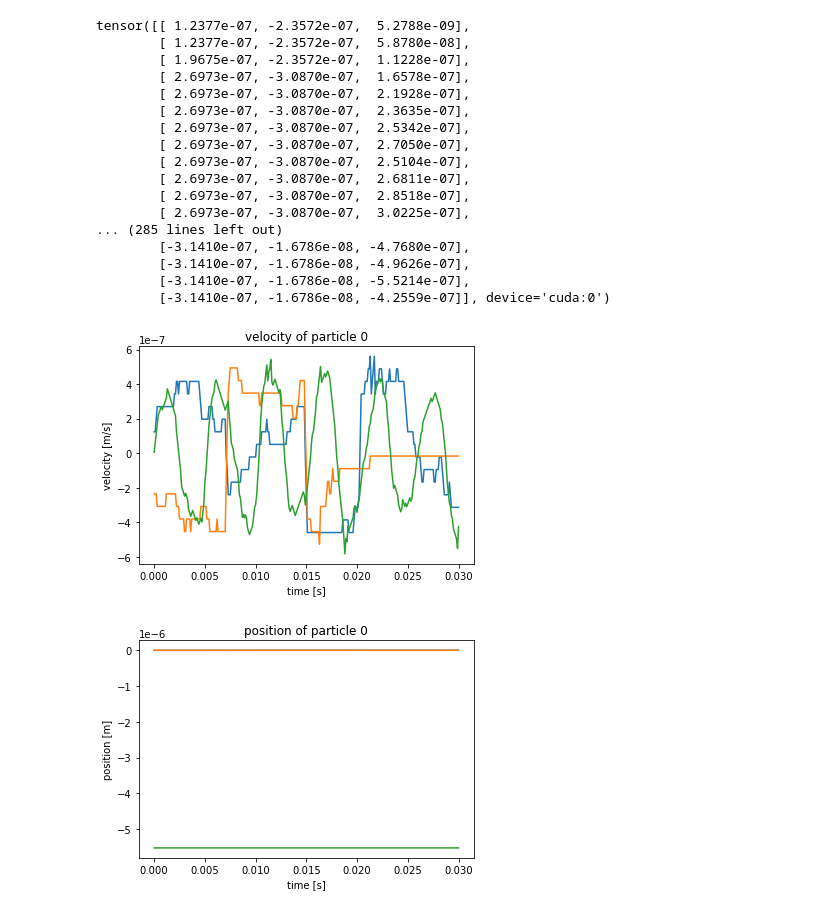
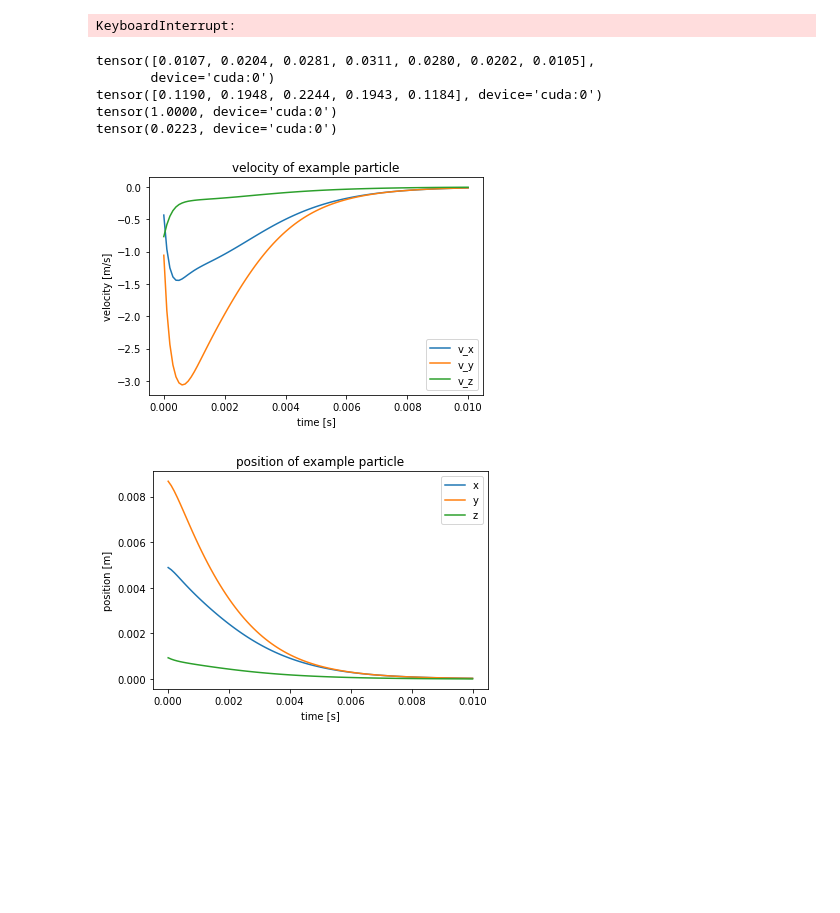
Before and after one commit to lexEjoosten/MOT-modelling, a Jupyter notebook: Optical Molasses Model.ipynb, the cells around one changed output. Drawn from its saved outputs; the diff is of its cells as text; code cells hidden in the pictures; blank space fills up the shorter version.

```diff
--- a/Optical Molasses Model.ipynb
+++ b/Optical Molasses Model.ipynb
@@ -84,17 +87,17 @@ if True: #zeeman along a given direction
     particles.createbyinp(pos,vel,2,3)
     Accel,_=forward()
     A=Accel.cpu().numpy()
-    plt.title('Acceleration due to Zeeman trapping for atoms along the direction: '+str(np.round(100*direction/d)))
+    plt.title('Acceleration due to Zeeman \"force\" for atoms along the direction: '+str(np.round(100*direction/d)))
     plt.plot(np.linspace(-d,d,num),A[:,0],label='x')
     plt.plot(np.linspace(-d,d,num),A[:,1],label='y')
     plt.plot(np.linspace(-d,d,num),A[:,2],label='z')
-    plt.xlabel('Distance along direction ' +str(np.round(100*direction/d))+' in meters')
+    plt.xlabel('Distance from center along direction ' +str(np.round(100*direction/d))+' in meters')
     plt.ylabel('Acceleration in m/s^2')
     plt.legend()
     plt.show()
 
 if True: #zeeman acceleration along a given direction with modified rotation of aHH field
-    Ahhmod=[0,.1,.1]
+    Ahhmod=[0,.4,.3]
     Environment.aHHassym=rot(alpha=Ahhmod[0],beta=Ahhmod[1],gamma=Ahhmod[2])
     direction=0.1*np.array([1,0,0])
     num=100000
@@ -108,7 +111,7 @@ if True: #zeeman acceleration along a given direction with modified rotation of
     particles.createbyinp(pos,vel,2,3)
     Accel,_=forward()
     A=Accel.cpu().numpy()
-    plt.title('Acceleration due to Zeeman trapping for atoms along the direction: '+str(np.round(100*direction/d))+'\n With a rotated magnetic field by Euler angles:'+str(np.array(Ahhmod)))
+    plt.title('Acceleration due to Zeeman \"force\" for atoms along the direction: '+str(np.round(100*direction/d))+'\n With a rotated magnetic field by Euler angles:'+str(np.array(Ahhmod)))
     plt.plot(np.linspace(-d,d,num),A[:,0],label='x')
     plt.plot(np.linspace(-d,d,num),A[:,1],label='y')
     plt.plot(np.linspace(-d,d,num),A[:,2],label='z')
@@ -119,7 +122,7 @@ if True: #zeeman acceleration along a given direction with modified rotation of
     Environment.aHHassym=rot(alpha=0,beta=0)
 
 if True: #doppler along a given direction
-    direction=30*np.array([1,0,0])
+    direction=30*np.array([1,2,3])
     d=np.linalg.norm(direction)
     num=5000
     vel=t.zeros((3,num))
@@ -157,40 +177,53 @@ Environment.aHHassym=rot()
 # %%
-Simlen=300
+Simlen=100
 x,v=particles.init_track(Simlen=Simlen)
 tstep=0.0001
 for i in tqdm(range (Simlen), desc="simulating"):
-    _,_  =forward(timestep=tstep,acceladj=True,grav=True)
+    _,_  =forward(timestep=tstep,acceladj=True,grav=True,den_sim=True ,ratemults=10000)
     x,v=particles.track(x,v,i)
-print(v)
+    '''
+    if i%10==0:
+        insidemot=t.where(t.sum(particles.x*particles.x,dim=1)<0.4)[0].to(t.long)
+        particles.keep(insidemot)'''
+
+
+s=t.round(1000*t.norm(particles.v,dim=1))
+k=0
+for i in s:
+    if i==0:
+        k+=1
+print(k)
 # %% [output]
-tensor([[ 1.2377e-07, -2.3572e-07,  5.2788e-09],
-        [ 1.2377e-07, -2.3572e-07,  5.8780e-08],
-        [ 1.9675e-07, -2.3572e-07,  1.1228e-07],
-        [ 2.6973e-07, -3.0870e-07,  1.6578e-07],
-        [ 2.6973e-07, -3.0870e-07,  2.1928e-07],
-        [ 2.6973e-07, -3.0870e-07,  2.3635e-07],
-        [ 2.6973e-07, -3.0870e-07,  2.5342e-07],
-        [ 2.6973e-07, -3.0870e-07,  2.7050e-07],
-        [ 2.6973e-07, -3.0870e-07,  2.5104e-07],
-        [ 2.6973e-07, -3.0870e-07,  2.6811e-07],
-        [ 2.6973e-07, -3.0870e-07,  2.8518e-07],
-        [ 2.6973e-07, -3.0870e-07,  3.0225e-07],
-... (285 lines left out)
-        [-3.1410e-07, -1.6786e-08, -4.7680e-07],
-        [-3.1410e-07, -1.6786e-08, -4.9626e-07],
-        [-3.1410e-07, -1.6786e-08, -5.5214e-07],
-        [-3.1410e-07, -1.6786e-08, -4.2559e-07]], device='cuda:0')
+KeyboardInterrupt:
+# %%
+print(particles.u[0])
+print(particles.l[0])
+print(t.sum(particles.u[0])+t.sum(particles.l[0]))
+print(t.norm(particles.v[0]))
+# %% [output]
+tensor([0.0107, 0.0204, 0.0281, 0.0311, 0.0280, 0.0202, 0.0105],
+       device='cuda:0')
+tensor([0.1190, 0.1948, 0.2244, 0.1943, 0.1184], device='cuda:0')
+tensor(1.0000, device='cuda:0')
+tensor(0.0223, device='cuda:0')
 # %%
-plt.plot(np.linspace(0,Simlen*tstep,Simlen+1), v[:,:].cpu().numpy())
-plt.title('velocity of particle 0')
+
+plt.title('velocity of example particle')
+plt.plot(np.linspace(0,Simlen*tstep,Simlen+1),v[:,0].cpu(),label='v_x')
+plt.plot(np.linspace(0,Simlen*tstep,Simlen+1),v[:,1].cpu(),label='v_y')
+plt.plot(np.linspace(0,Simlen*tstep,Simlen+1),v[:,2].cpu(),label='v_z')
 plt.xlabel("time [s]")
 plt.ylabel("velocity [m/s]")
+plt.legend()
 plt.show()
-plt.plot(np.linspace(0,Simlen*tstep,Simlen+1),x[:,:].cpu().numpy())
-plt.title('position of particle 0')
+plt.plot(np.linspace(0,Simlen*tstep,Simlen+1),x[:,0].cpu(),label='x')
+plt.plot(np.linspace(0,Simlen*tstep,Simlen+1),x[:,1].cpu(),label='y')
+plt.plot(np.linspace(0,Simlen*tstep,Simlen+1),x[:,2].cpu(),label='z')
+plt.title('position of example particle')
 plt.xlabel("time [s]")
 plt.ylabel("position [m]")
+plt.legend()
 plt.show()
 # %% [output]
-[figure, old version]
+[figure, new version]
-[figure, old version]
+[figure, new version]
```
Also changed, not shown: parts of 25 cells of this notebook, 1 other file.
